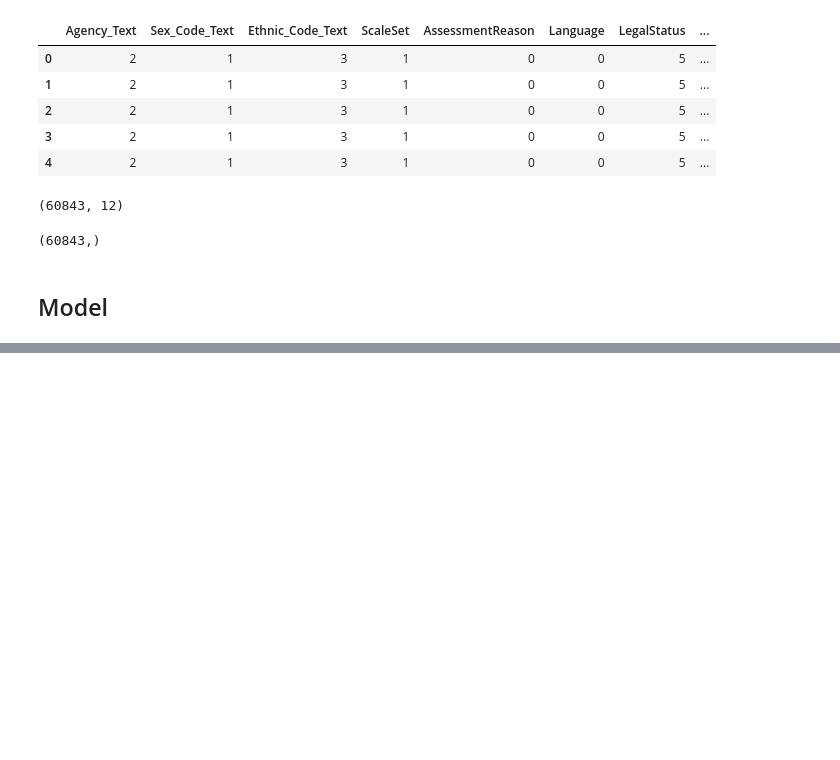
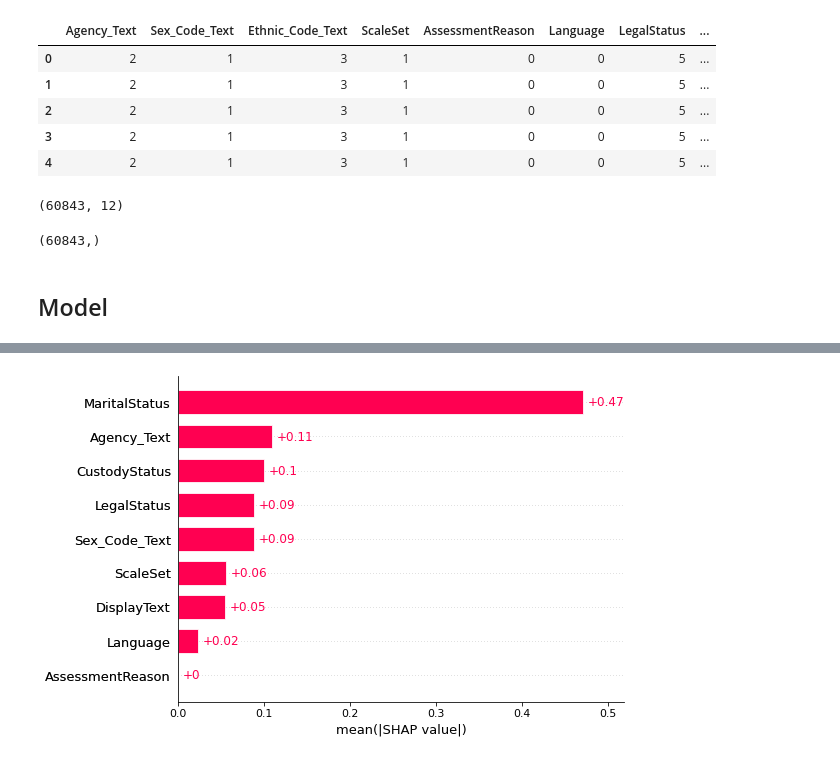
Before and after one commit to gwenael-mahe/Compass-recidivism, a Jupyter notebook: Notebook.ipynb, the cells around one changed output, grey strips where cells are left out. Saved outputs shown, nothing was run; the diff lists cells and outputs as text; code cells hidden in the pictures; blank space fills up the shorter version.

```diff
--- a/Notebook.ipynb
+++ b/Notebook.ipynb
@@ -252,0 +262,6 @@ shap.summary_plot(shap_values[:, :, 1], X, plot_type="bar")
+# %%
+X_train, X_test, y_train, y_test = train_test_split(X, y, test_size=0.25)
+# %%
+model = LogisticRegression(max_iter=10000)
+# %%
+model.fit(X_train, y_train)
@@ -252,0 +295,7 @@ shap.summary_plot(shap_values[:, :, 1], X, plot_type="bar")
+# %%
+explainer = shap.Explainer(model, X_train)
+shap_values = explainer(X_test)
+# %%
+shap.plots.bar(shap_values[:, :, 1], max_display=13)
+# %% [output]
+[figure, added]
```
Also changed, not shown: parts of 15 cells of this notebook.
